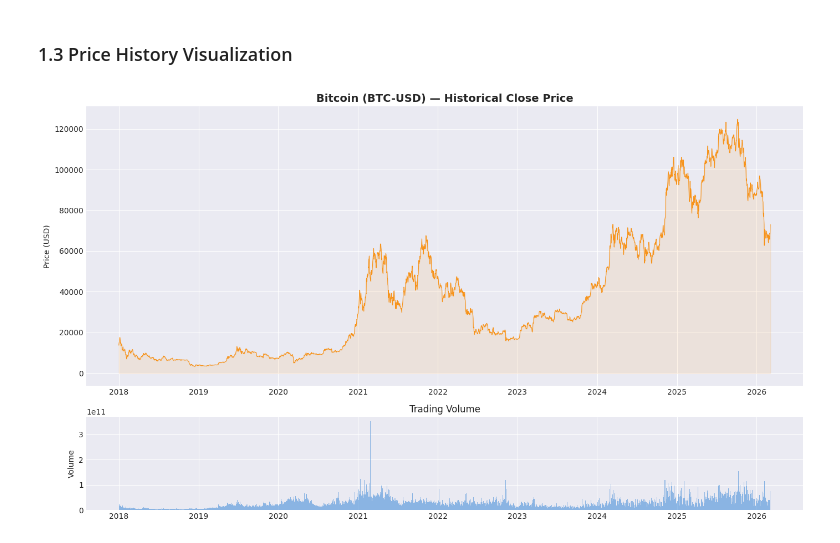
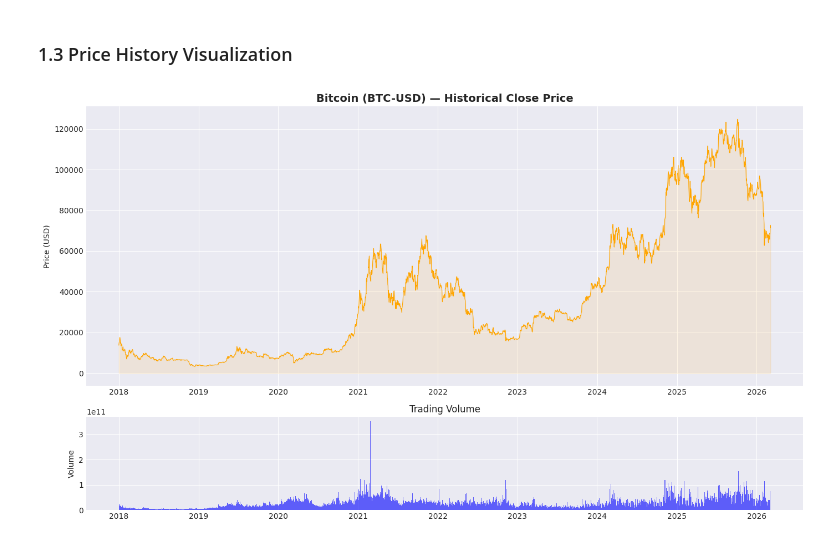
Before and after one commit to Sebasduarte14/crypto-market-regime-detection, a Jupyter notebook: notebooks/01_data_acquisition.ipynb, the cells around one changed output. Drawn from its saved outputs; the diff is of its cells as text; code cells hidden in the pictures.

```diff
--- a/notebooks/01_data_acquisition.ipynb
+++ b/notebooks/01_data_acquisition.ipynb
@@ -88,19 +90,19 @@ The median is lower than the mean, which shows a negative bias, with very long p
 # %%
 fig, axes = plt.subplots(2, 1, figsize=(14, 8), gridspec_kw={'height_ratios': [3, 1]})
 
 # Precio de cierre
-axes[0].plot(btc.index, btc['Close'], color='#F7931A', linewidth=0.8)
+axes[0].plot(btc.index, btc['Close'], color='orange', linewidth=0.8)
 axes[0].set_title('Bitcoin (BTC-USD) — Historical Close Price', fontsize=14, fontweight='bold')
 axes[0].set_ylabel('Price (USD)')
-axes[0].fill_between(btc.index, btc['Close'].values.flatten(), alpha=0.1, color='#F7931A')
+axes[0].fill_between(btc.index, btc['Close'].values.flatten(), alpha=0.1, color='orange')
 
 # Volumen
-axes[1].bar(btc.index, btc['Volume'].values.flatten(), color='#4A90D9', alpha=0.6, width=1)
+axes[1].bar(btc.index, btc['Volume'].values.flatten(), color='blue', alpha=0.6, width=1)
 axes[1].set_title('Trading Volume', fontsize=12)
 axes[1].set_ylabel('Volume')
 
 plt.tight_layout()
 plt.savefig('../results/figures/btc_price_history.png', dpi=150, bbox_inches='tight')
 plt.show()
 # %% [output]
-[figure, old version]
+[figure, new version]
```
Also changed, not shown: parts of 9 cells of this notebook.
